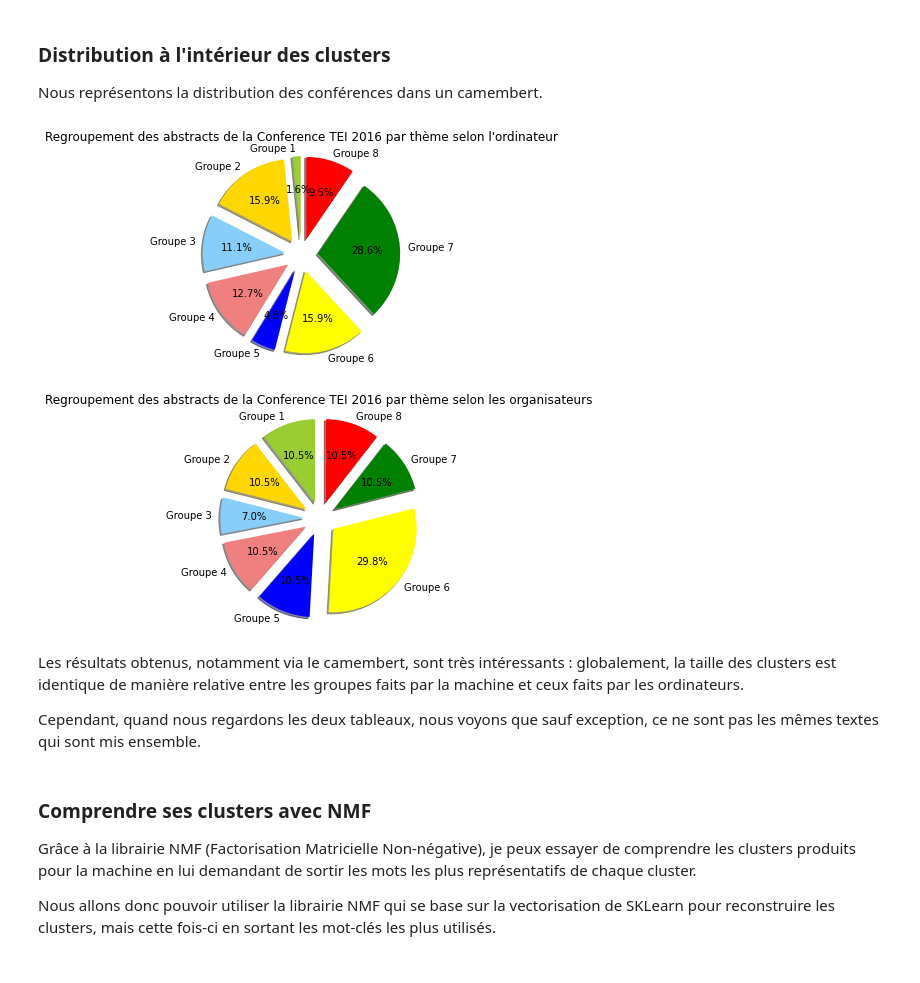
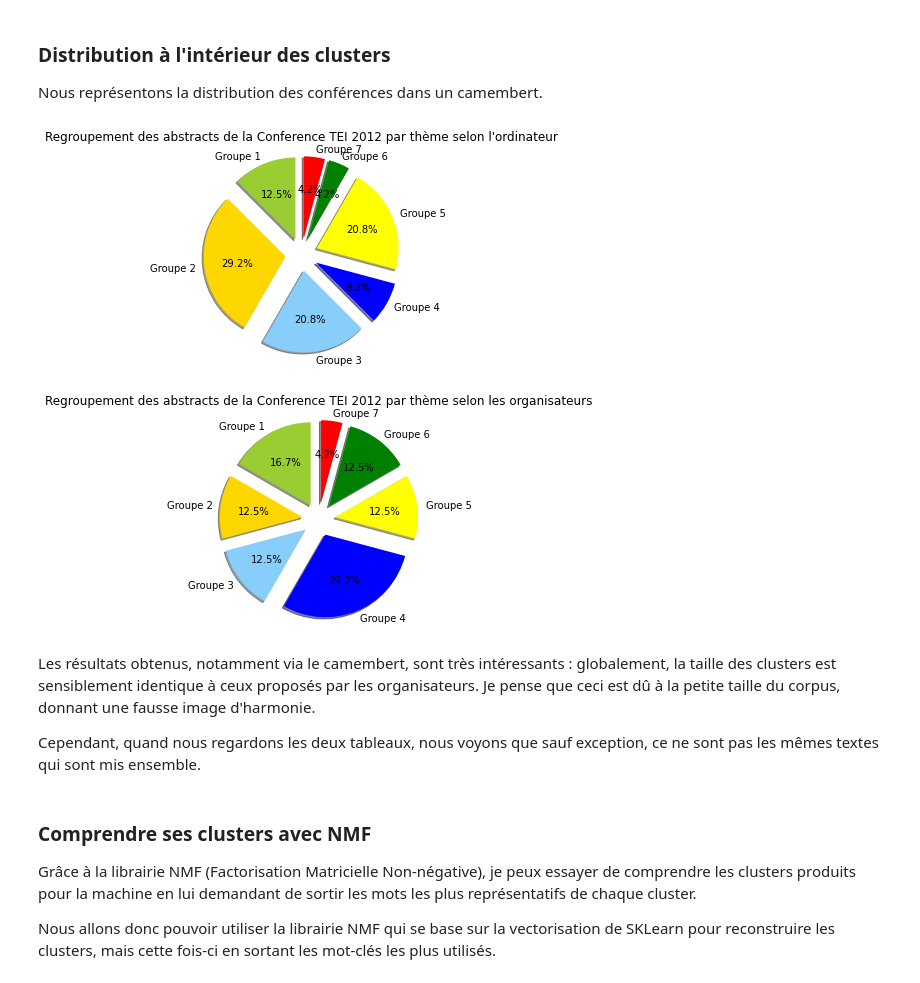
Before and after one commit to Chartes-TNAH/Devoir_Python, a Jupyter notebook: 2012/Step_3_Analyse textuelle et clustering.ipynb, the cells around one changed output. Drawn from its saved outputs; the diff is of its cells as text; code cells hidden in the pictures.

```diff
--- a/2012/Step_4_Analyse textuelle et clustering.ipynb
+++ b/2012/Step_3_Analyse textuelle et clustering.ipynb
@@ -365,3 +265,28 @@ V_grp8 = ['Converting and Representing Social Media Corpora into TEI: Schema and
+# %%
+V_grp1 = ['We’re All MADS Here: Mapping TEI to the Metadata Authority Description Schema',
+'Ambiguous Terms: Race and TEI Markup',
+'Electronic Text Services, from Projects to Portfolio Management',
+'Library Support for the TEI: Tutorials, Teaching, and Tools']
+V_grp2 = ['TEI Boilerplate',
+'Resolving the Durand Conundrum ',
+'Rebooting TEI XPointers']
+V_grp3 = ['More Hack, More Yack: Juxta, Parallel Segmentation, and Opening the Black Box of One Textual Tool',
+'Getting critical with the apparatus: how to re-think the TEI encoding of critical editions?',
+'What does it mean to “support TEI” for manuscript transcription? The tool-maker’s perspective.']
+V_grp4 = ['Constructing Analytic Data Categories for Corpus Analysis from TEI encoded sources',
+'Automatic Linguistic Annotation with TEI-Output',
+'The LINGUIST List Corpus: A Large Mailing List Corpus – Management, Annotation and Repository',
+'Why and how to encode word structures and word-formation formula of a word family dictionary ? A proposal based on <etym>. ',
+'Clarin-D: TEI for Egyptologists',
+'Curation, Exploration, and Collaboration in an Age of Big Data',
+'TEI for Linguists: progress and perspectives']
+V_grp5 = ['Delivering the Digital Edition: time and space on the screen',
+'Encoding Financial Records for Historical Research',
+'Conversation, Translation, Materiality:  English Graduate Student Reflections on TEI']
+V_grp6 = ['Romantic Circles and the Problem of Legacy Data; or, How to Make a Silk Purse from an HTML Site',
+'The Project Gutenberg book archive as a TEI P5 XML text corpus',
+'TEI and the Early Modern OCR Project (eMOP)']
+V_grp7 = ['Teaching the TEI: from training to academic curricula']
 # %% [markdown]
 ## Modélisation et comparaison ##
 
@@ -443,28 +366,28 @@ Nous représentons la distribution des conférences dans un camembert.
 # %%
 import matplotlib.pyplot as plt
 
-labels = 'Groupe 1', 'Groupe 2', 'Groupe 3', 'Groupe 4', 'Groupe 5', 'Groupe 6', 'Groupe 7', 'Groupe 8'
-sizes = [len(list_grp1), len(list_grp2), len(list_grp3), len(list_grp4), len(list_grp5), len(list_grp6), len(list_grp7), len(list_grp8)]
-colors = ['yellowgreen', 'gold', 'lightskyblue', 'lightcoral', 'blue', 'yellow', 'green', 'red']
-explode = (0.2, 0.2, 0.2, 0.2, 0.2, 0.2, 0.2, 0.2)
+labels = 'Groupe 1', 'Groupe 2', 'Groupe 3', 'Groupe 4', 'Groupe 5', 'Groupe 6', 'Groupe 7'
+sizes = [len(list_grp1), len(list_grp2), len(list_grp3), len(list_grp4), len(list_grp5), len(list_grp6), len(list_grp7)]
+colors = ['yellowgreen', 'gold', 'lightskyblue', 'blue', 'yellow', 'green', 'red']
+explode = (0.2, 0.2, 0.2, 0.2, 0.2, 0.2, 0.2)
 plt.pie(sizes, explode=explode, labels=labels, colors=colors, autopct='%1.1f%%', shadow=True, startangle=90)
 plt.axis('equal')
-plt.title("Regroupement des abstracts de la Conference TEI 2016 par thème selon l'ordinateur")
+plt.title("Regroupement des abstracts de la Conference TEI 2012 par thème selon l'ordinateur")
 plt.show()
 
-labels = 'Groupe 1', 'Groupe 2', 'Groupe 3', 'Groupe 4', 'Groupe 5', 'Groupe 6', 'Groupe 7', 'Groupe 8'
-sizes = [len(V_grp1), len(V_grp2), len(V_grp3), len(V_grp4), len(V_grp5), len(V_grp6), len(V_grp7), len(V_grp8)]
-colors = ['yellowgreen', 'gold', 'lightskyblue', 'lightcoral', 'blue', 'yellow', 'green', 'red']
-explode = (0.2, 0.2, 0.2, 0.2, 0.2, 0.2, 0.2, 0.2)
+labels = 'Groupe 1', 'Groupe 2', 'Groupe 3', 'Groupe 4', 'Groupe 5', 'Groupe 6', 'Groupe 7'
+sizes = [len(V_grp1), len(V_grp2), len(V_grp3), len(V_grp4), len(V_grp5), len(V_grp6), len(V_grp7)]
+colors = ['yellowgreen', 'gold', 'lightskyblue', 'blue', 'yellow', 'green', 'red']
+explode = (0.2, 0.2, 0.2, 0.2, 0.2, 0.2, 0.2)
 plt.pie(sizes, explode=explode, labels=labels, colors=colors, autopct='%1.1f%%', shadow=True, startangle=90)
 plt.axis('equal')
-plt.title("Regroupement des abstracts de la Conference TEI 2016 par thème selon les organisateurs")
+plt.title("Regroupement des abstracts de la Conference TEI 2012 par thème selon les organisateurs")
 plt.show()
 # %% [output]
-[figure, old version]
+[figure, new version]
-[figure, old version]
+[figure, new version]
 # %% [markdown]
-Les résultats obtenus, notamment via le camembert, sont très intéressants : globalement, la taille des clusters est identique de manière relative entre les groupes faits par la machine et ceux faits par les ordinateurs.
+Les résultats obtenus, notamment via le camembert, sont très intéressants : globalement, la taille des clusters est sensiblement identique à ceux proposés par les organisateurs. Je pense que ceci est dû à la petite taille du corpus, donnant une fausse image d'harmonie.
 
 Cependant, quand nous regardons les deux tableaux, nous voyons que sauf exception, ce ne sont pas les mêmes textes qui sont mis ensemble.
 # %% [markdown]
```
Also changed, not shown: parts of 14 cells of this notebook, 4 other files.
